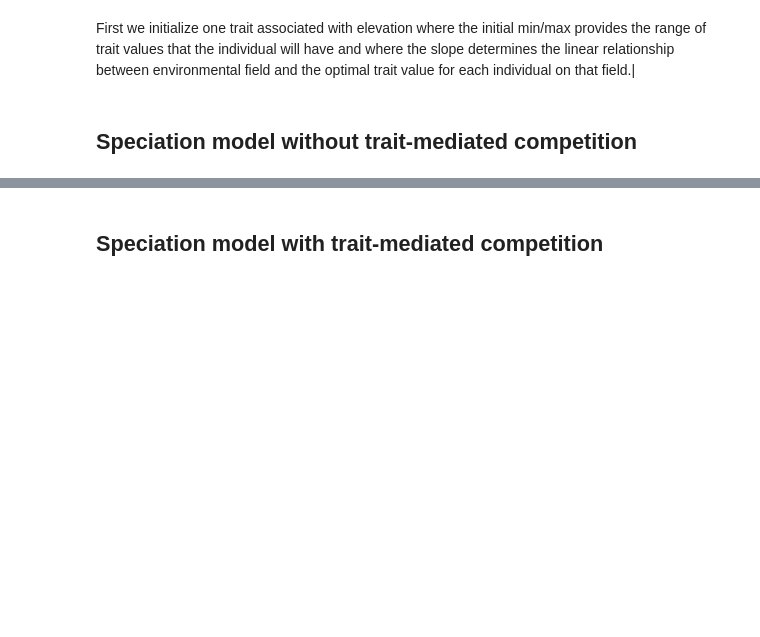
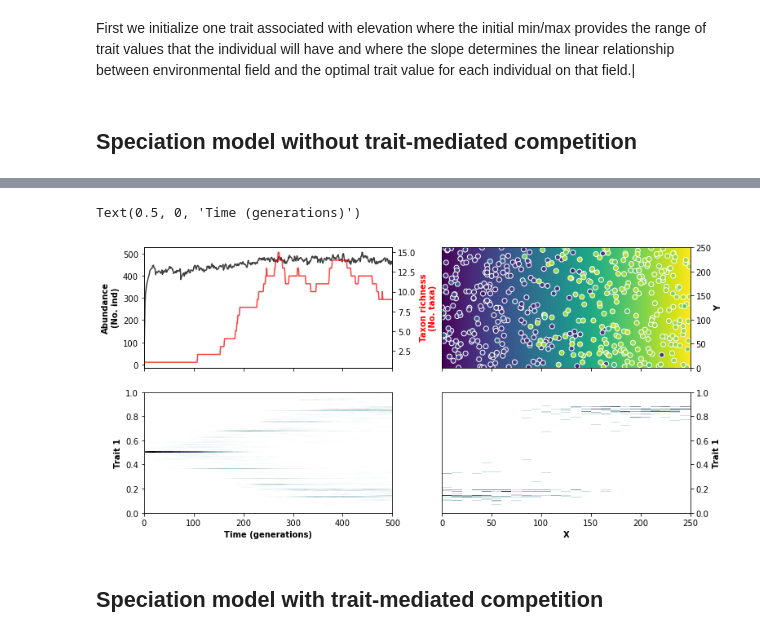
Before and after one commit to fastscape-lem/adascape, a Jupyter notebook: notebooks/basic_speciation_example.ipynb, the cells around one changed output, grey strips where cells are left out. Cells and saved outputs as stored; diff of their text form; code cells hidden in the pictures; blank space fills up the shorter version.

```diff
--- a/notebooks/basic_speciation_example.ipynb
+++ b/notebooks/basic_speciation_example.ipynb
@@ -103,32 +136,35 @@ def model_woc_run(x=x, y=y, init_trait_funcs=init_trait_funcs,
 # %%
-# fig2, axs2 = plt.subplots(2, 2, sharex="col", figsize=(12, 6))
-# axs2[0,0].plot(df1.groupby('step').size(), c='black', alpha=0.75)
-# axs2_2 = axs2[0,0].twinx()
-# axs2_2.plot(df1.groupby(['step']).apply(lambda x: x.taxon_id.unique().size), c='red', alpha=0.75)
+fig2, axs2 = plt.subplots(2, 2, sharex="col", figsize=(12, 6))
+axs2[0,0].plot(df1.groupby('step').size(), c='black', alpha=0.75)
+axs2_2 = axs2[0,0].twinx()
+axs2_2.plot(df1.groupby(['step']).apply(lambda x: x.taxon_id.unique().size), c='red', alpha=0.75)
 
-# axs2[0, 1].pcolormesh(environment)
-# axs2[0, 1].scatter(df1['x'].loc[df1['step']==max(df1['step'])],
-#                    df1['y'].loc[df1['step']==max(df1['step'])],
-#                    c=df1['trait_0'].loc[df1['step']==max(df1['step'])],
-#                    edgecolor='w',vmin=0, vmax=1)
-# h,xedge,yedge,_=axs2[1,1].hist2d(x=df1['x'].loc[df1['step']==max(df1['step'])],
-#                                  y=df1['trait_0'].loc[df1['step']==max(df1['step'])],
-#                                  range=((0, x.max()), (0, 1)),
-#                                  bins=(25, 250), cmap='bone_r')
-# h,xedge,yedge,_=axs2[1,0].hist2d(x=df1['step'], y=df1['trait_0'],
-#                                  range=((0, df1.step.unique().size), (0, 1)),
-#                                  bins=(df1.step.unique().size, 100), cmap='bone_r')
-# axs2[0, 1].yaxis.set_label_position("right")
-# axs2[0, 1].yaxis.tick_right()
-# axs2[1, 1].yaxis.set_label_position("right")
-# axs2[1, 1].yaxis.tick_right()
-# axs2[0, 1].set_ylabel('Y', weight='bold')
-# axs2[0, 0].set_ylabel('Abundance\n(No. ind)', weight='bold')
-# axs2_2.set_ylabel('Taxon richness\n(No. taxa)', weight='bold', color='red')
-# axs2[1, 1].set_ylabel('Trait 1', weight='bold')
-# axs2[1, 0].set_ylabel('Trait 1', weight='bold')
-# axs2[1, 1].set_xlabel('X', weight='bold')
-# axs2[1, 0].set_xlabel('Time (generations)', weight='bold')
+axs2[0, 1].pcolormesh(environment)
+axs2[0, 1].scatter(df1['x'].loc[df1['step']==max(df1['step'])],
+                   df1['y'].loc[df1['step']==max(df1['step'])],
+                   c=df1['trait_0'].loc[df1['step']==max(df1['step'])],
+                   edgecolor='w',vmin=0, vmax=1)
+h,xedge,yedge,_=axs2[1,1].hist2d(x=df1['x'].loc[df1['step']==max(df1['step'])],
+                                 y=df1['trait_0'].loc[df1['step']==max(df1['step'])],
+                                 range=((0, x.max()), (0, 1)),
+                                 bins=(25, 250), cmap='bone_r')
+h,xedge,yedge,_=axs2[1,0].hist2d(x=df1['step'], y=df1['trait_0'],
+                                 range=((0, df1.step.unique().size), (0, 1)),
+                                 bins=(df1.step.unique().size, 100), cmap='bone_r')
+axs2[0, 1].yaxis.set_label_position("right")
+axs2[0, 1].yaxis.tick_right()
+axs2[1, 1].yaxis.set_label_position("right")
+axs2[1, 1].yaxis.tick_right()
+axs2[0, 1].set_ylabel('Y', weight='bold')
+axs2[0, 0].set_ylabel('Abundance\n(No. ind)', weight='bold')
+axs2_2.set_ylabel('Taxon richness\n(No. taxa)', weight='bold', color='red')
+axs2[1, 1].set_ylabel('Trait 1', weight='bold')
+axs2[1, 0].set_ylabel('Trait 1', weight='bold')
+axs2[1, 1].set_xlabel('X', weight='bold')
+axs2[1, 0].set_xlabel('Time (generations)', weight='bold')
+# %% [output]
+Text(0.5, 0, 'Time (generations)')
+[figure, added]
 # %% [markdown]
 ## Speciation model with trait-mediated competition
 # %%
```
Also changed, not shown: parts of 8 cells of this notebook, 1 other file.
